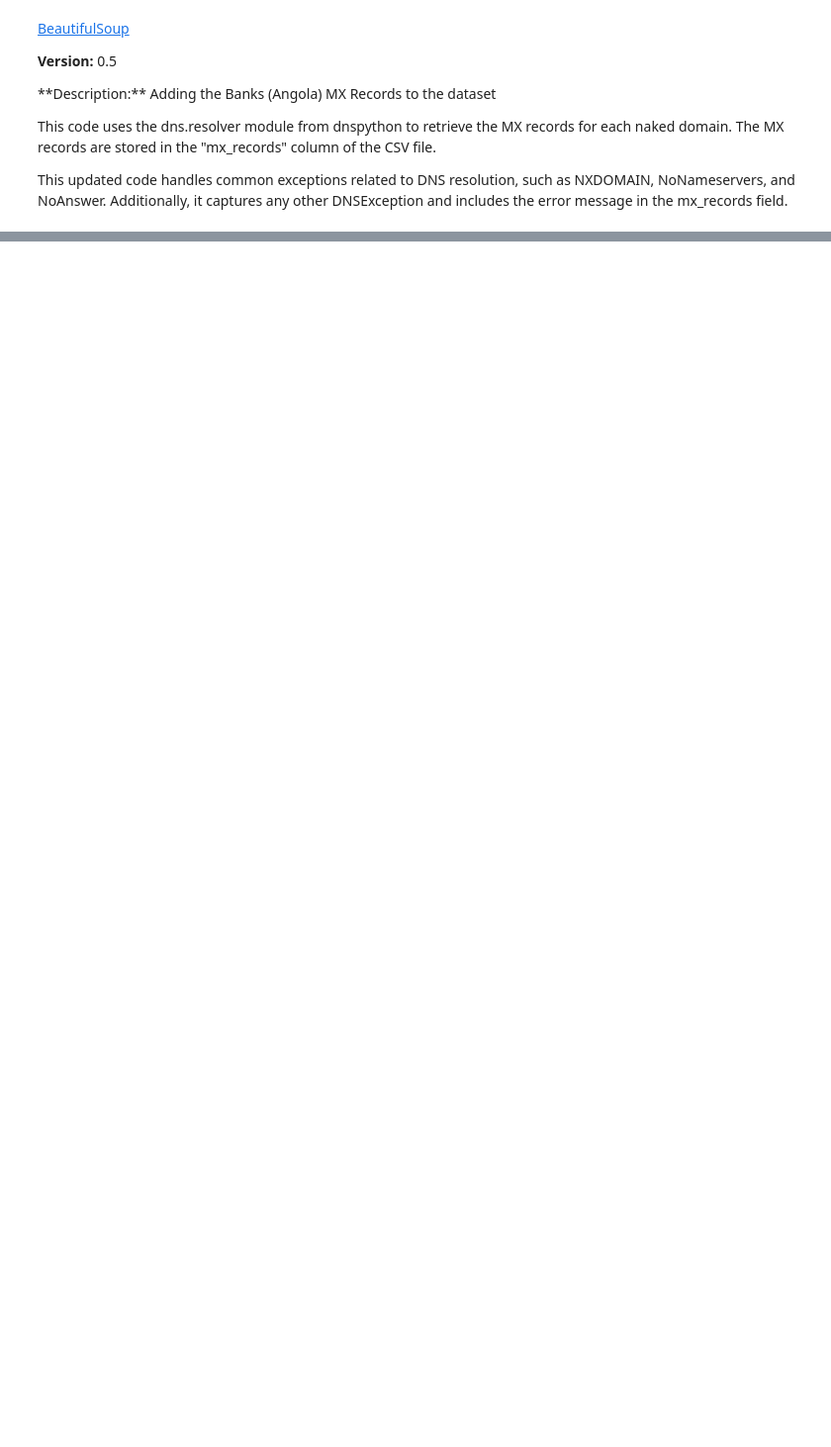
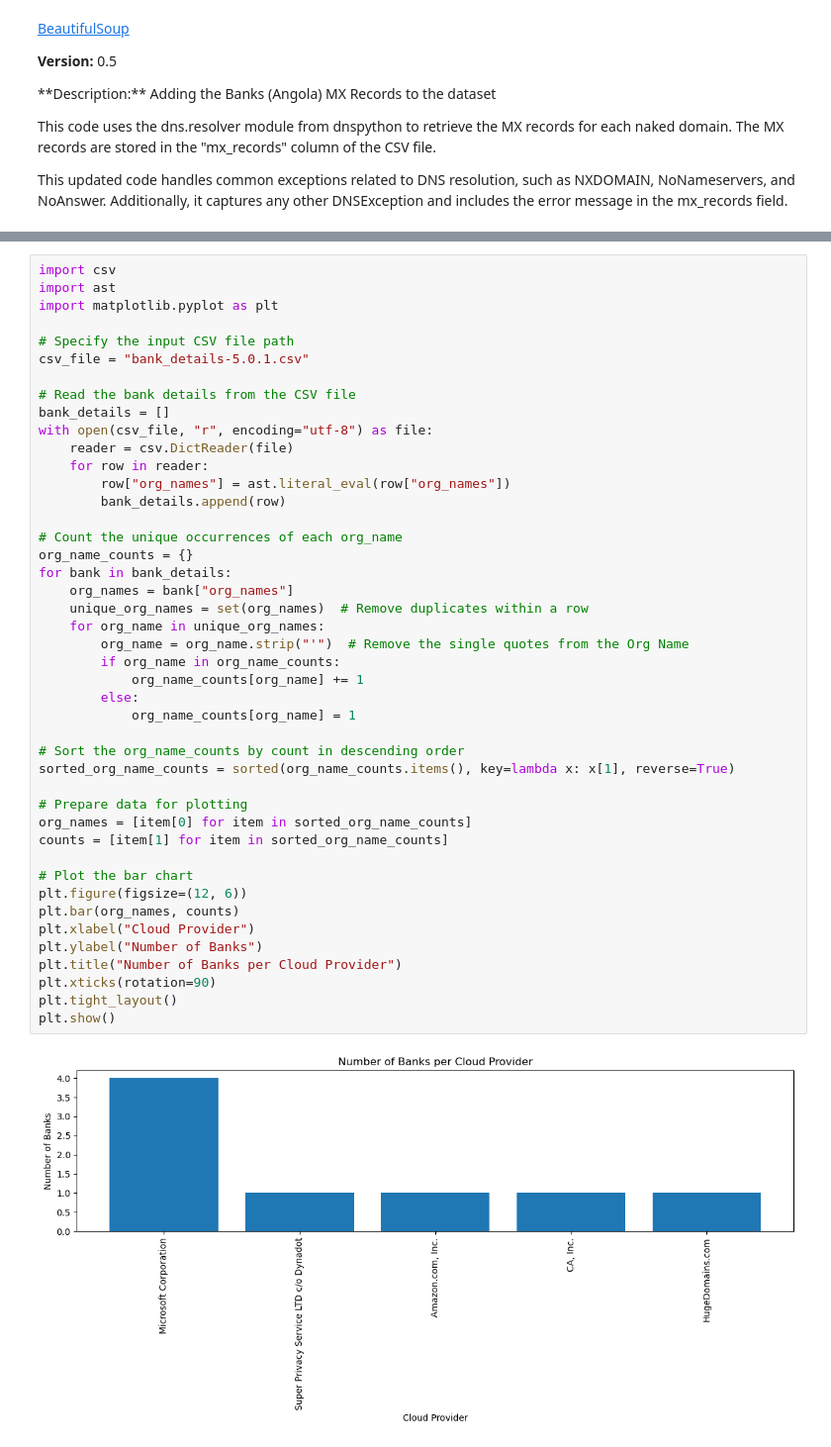
Before and after one commit to hacktivism-github/Measuring-Cloud-Adoption-AO, a Jupyter notebook: notebook7c17c2e440.ipynb, the cells around one changed output, grey strips where cells are left out. Shown at 99% size. Cells and saved outputs as stored; diff of their text form; blank space fills up the shorter version.

```diff
--- a/notebook7c17c2e440.ipynb
+++ b/notebook7c17c2e440.ipynb
@@ -94,0 +159,46 @@ print("Bank details written to", csv_file)
+# %%
+import csv
+import ast
+import matplotlib.pyplot as plt
+
+# Specify the input CSV file path
+csv_file = "bank_details-5.0.1.csv"
+
+# Read the bank details from the CSV file
+bank_details = []
+with open(csv_file, "r", encoding="utf-8") as file:
+    reader = csv.DictReader(file)
+    for row in reader:
+        row["org_names"] = ast.literal_eval(row["org_names"])
+        bank_details.append(row)
+
+# Count the unique occurrences of each org_name
+org_name_counts = {}
+for bank in bank_details:
+    org_names = bank["org_names"]
+    unique_org_names = set(org_names)  # Remove duplicates within a row
+    for org_name in unique_org_names:
+        org_name = org_name.strip("'")  # Remove the single quotes from the Org Name
+        if org_name in org_name_counts:
+            org_name_counts[org_name] += 1
+        else:
+            org_name_counts[org_name] = 1
+
+# Sort the org_name_counts by count in descending order
+sorted_org_name_counts = sorted(org_name_counts.items(), key=lambda x: x[1], reverse=True)
+
+# Prepare data for plotting
+org_names = [item[0] for item in sorted_org_name_counts]
+counts = [item[1] for item in sorted_org_name_counts]
+
+# Plot the bar chart
+plt.figure(figsize=(12, 6))
+plt.bar(org_names, counts)
+plt.xlabel("Cloud Provider")
+plt.ylabel("Number of Banks")
+plt.title("Number of Banks per Cloud Provider")
+plt.xticks(rotation=90)
+plt.tight_layout()
+plt.show()
+# %% [output]
+[figure, added]
```
Also changed, not shown: parts of 4 cells of this notebook.
